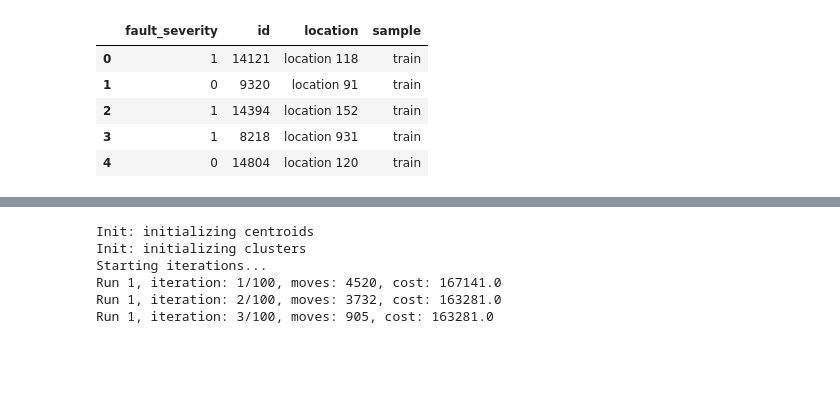
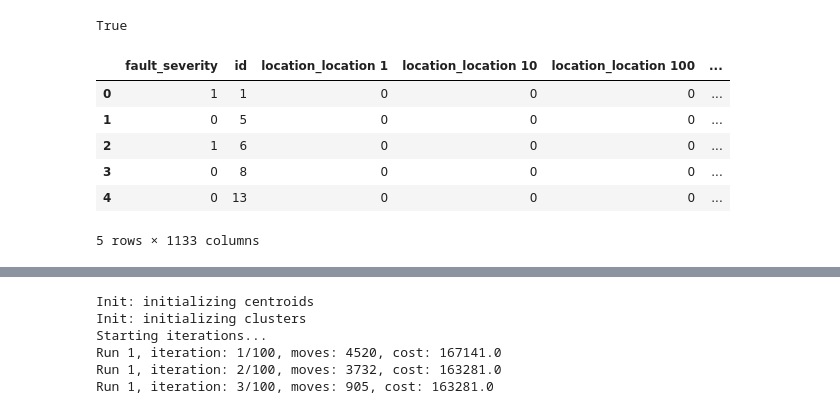
Before and after one commit to blackwhitehere/telstra, a Jupyter notebook: pipe.ipynb, the cells around one changed output, grey strips where cells are left out. Drawn from its saved outputs; the diff is of its cells as text; code cells hidden in the pictures; blank space fills up the shorter version.

```diff
--- a/pipe.ipynb
+++ b/pipe.ipynb
@@ -38,0 +10,7 @@ join.head()
+# %%
+import import_datasets as ids
+datasets=ids.importData()
+# %%
+import getJoinTable as gjt
+join=gjt.joinTable()
+join.head()
@@ -39,9 +48,11 @@ join.head()
 # %%
 from scipy.stats import chisquare
 dict_stats={}
+cat_cols=['location','log_feature','severity_type','resource_type','event_type']
+
 for column in cat_cols:
     df=pd.crosstab(join[column],join['fault_severity'])
-    df[column+'_sum']=(df.sum(axis=1))
+    df[column+'_sum']=df.sum(axis=1)
     df.columns=['0','1','2',column+'_sum']
     df[column+'_std']=df[['0','1','2']].std(axis=1)
     f,_=chisquare(df[['0','1','2']],axis=1)
@@ -96,9 +66,10 @@ stats.head()
 # %%
+stats=join.iloc[:,9:]
+stats['id']=join['id']
 stats=stats.groupby('id').mean()
 stats=stats.fillna(value=0)
 stats['id']=stats.index
 for column in stats.columns:
     if column is not 'id':
-        stats[column]=pre.robust_scale(stats[column]) #scale all but id
-stats.head()
+        stats[column]=pd.qcut(x=stats[column],q=7,labels=[1,2,3,4,5,6,7])
 # %% [output]
@@ -112,14 +99,19 @@ stats.head()
+# %%
+'resource_type_pchisqr_x' in join.columns
+# %% [output]
+True
 # %%
 datasets['stats']=stats
-join=pd.concat([datasets['train'],datasets['test']],ignore_index=True)
+join=u.newJoin(datasets)
 join.head()
 # %% [output]
-|  | fault_severity | id | location | sample |
-| 0 | 1 | 14121 | location 118 | train |
-| 1 | 0 | 9320 | location 91 | train |
-| 2 | 1 | 14394 | location 152 | train |
-| 3 | 1 | 8218 | location 931 | train |
-| 4 | 0 | 14804 | location 120 | train |
+|  | fault_severity | id | location_location 1 | location_location 10 | location_location 100 | ... |
+| 0 | 1 | 1 | 0 | 0 | 0 | ... |
+| 1 | 0 | 5 | 0 | 0 | 0 | ... |
+| 2 | 1 | 6 | 0 | 0 | 0 | ... |
+| 3 | 0 | 8 | 0 | 0 | 0 | ... |
+| 4 | 0 | 13 | 0 | 0 | 0 | ... |
+5 rows × 1133 columns
 # %%
 #convert table of ids and classes to binary row feature vectors for each unique id
 for key, dataset in datasets.items():
```
Also changed, not shown: parts of 14 cells of this notebook, 3 other files.
